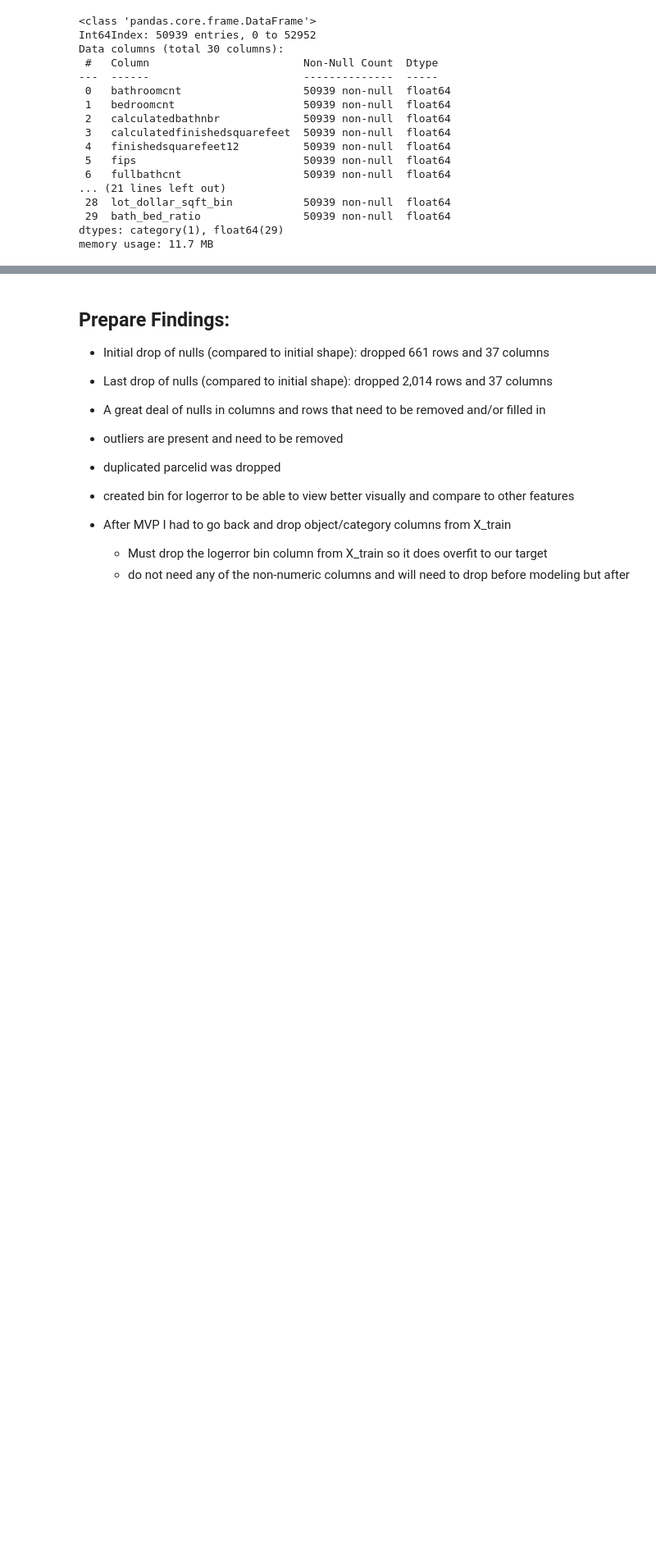
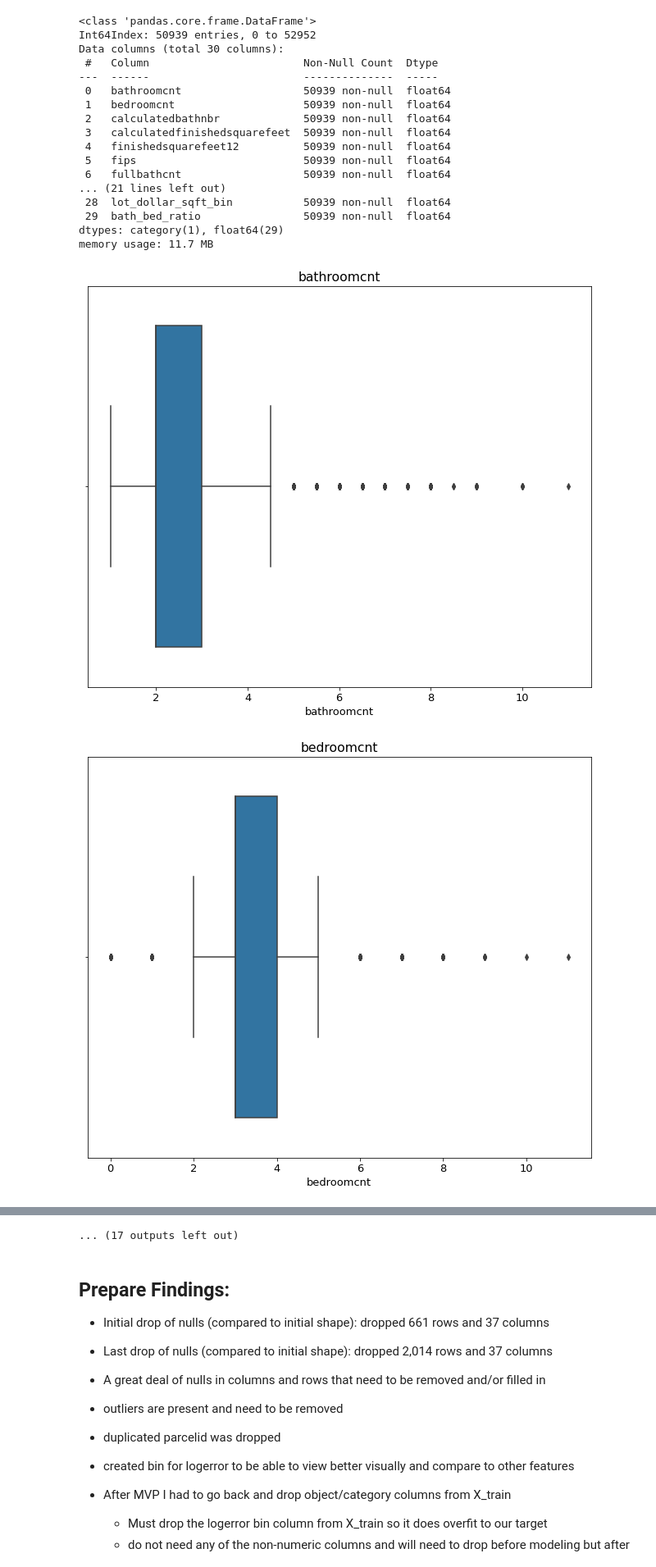
Before and after one commit to LinhQuach13/zillow_clustering_project, a Jupyter notebook: zillow_workbook.ipynb, the cells around one changed output, grey strips where cells are left out. Shown at 82% size. Cells and saved outputs as stored; diff of their text form; code cells hidden in the pictures; blank space fills up the shorter version.

```diff
--- a/zillow_workbook.ipynb
+++ b/zillow_workbook.ipynb
@@ -375,3 +375,15 @@ zillow_df['logerror_bins'] = pd.cut(zillow_df.logerror, [-5, -.2, -.05, .05, .2,
 # %%
 # Using create feature function
 # zillow_df= prepare.create_features(zillow_df)
+# %%
+#Creating box_plot_list for boxplots (had to exclude)
+box_plot_list=zillow_df[['bathroomcnt','bedroomcnt', 'calculatedbathnbr', 'calculatedfinishedsquarefeet', 'finishedsquarefeet12','fips', 'fullbathcnt', 'latitude', 'longitude', 'lotsizesquarefeet', 'roomcnt', 'yearbuilt', 'structuretaxvaluedollarcnt', 'taxvaluedollarcnt', 'assessmentyear', 'landtaxvaluedollarcnt', 'taxamount', 'logerror', 'age', 'age_bin', 'taxrate', 'acres', 'acres_bin', 'sqft_bin', 'structure_dollar_per_sqft', 'structure_dollar_sqft_bin', 'land_dollar_per_sqft', 'lot_dollar_sqft_bin', 'bath_bed_ratio' ]]
+# %%
+#Looking at boxplots before outliers are dropped
+for col in box_plot_list:
+    sns.boxplot(zillow_df[col])
+    plt.title(col)
+    plt.show()
+# %% [output]
+[figure, added]
+[figure, added]
@@ -378,3 +400,4 @@ zillow_df['logerror_bins'] = pd.cut(zillow_df.logerror, [-5, -.2, -.05, .05, .2,
+... (17 outputs left out)
 # %% [markdown]
 ## Prepare Findings:
 - Initial drop of nulls (compared to initial shape): dropped 661 rows and 37 columns
```
Also changed, not shown: parts of 47 cells of this notebook.
